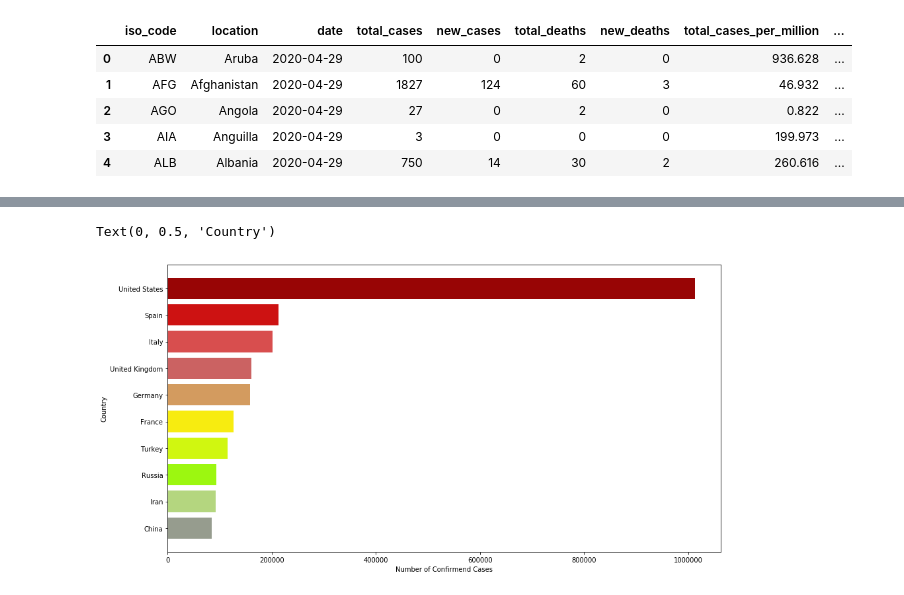
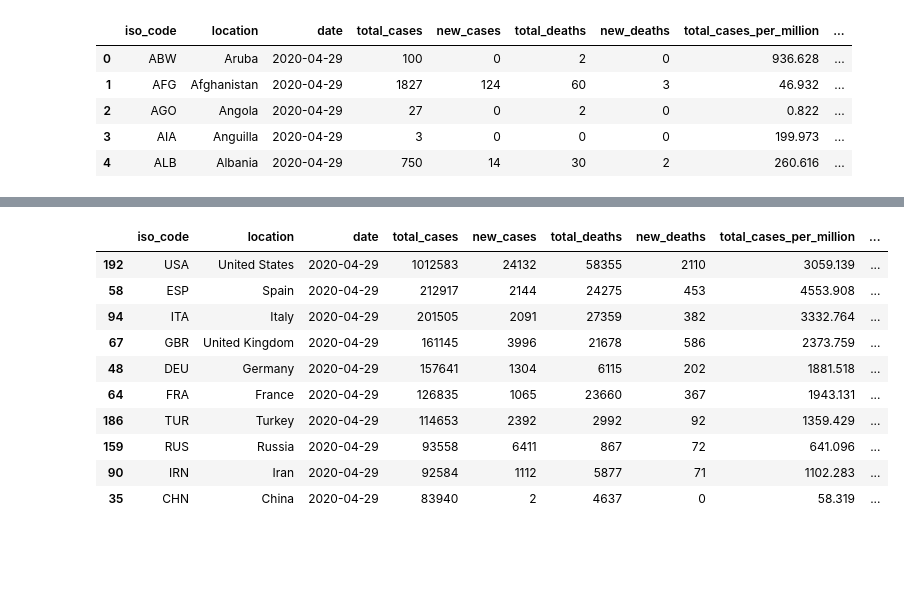
Before and after one commit to JessicaLund/covid-19-data, a Jupyter notebook: Covid data plotted.ipynb, the cells around one changed output, grey strips where cells are left out. Cells and saved outputs as stored; diff of their text form; code cells hidden in the pictures; blank space fills up the shorter version.

```diff
--- a/Covid data plotted.ipynb
+++ b/Covid data plotted.ipynb
@@ -66,11 +69,0 @@ df5 = df4[::-1]
-# %%
-#plotting the initial horaizontal barchart
-
-fig1, ax = plt.subplots(figsize=(15, 8))
-ax.barh(df3['location'], df3['total_cases'],color=["#980505","#CD1212","#D84E4E","#CB6262","#D39B5F","#F7EC10","#D0F710","#9CF710","#B4D67F","#969C8E"])
-ax.invert_yaxis()
-plt.xlabel('Number of Confirmend Cases')
-plt.ylabel('Country')
-# %% [output]
-Text(0, 0.5, 'Country')
-[figure, removed]
@@ -76,0 +75,16 @@ Text(0, 0.5, 'Country')
+# %%
+# sort values by total cases in ascending order (= False to reverse it)
+orderd_df = df.sort_values('total_cases', ascending=False).head(10)
+orderd_df
+# %% [output]
+|  | iso_code | location | date | total_cases | new_cases | total_deaths | new_deaths | total_cases_per_million | ... |
+| 192 | USA | United States | 2020-04-29 | 1012583 | 24132 | 58355 | 2110 | 3059.139 | ... |
+| 58 | ESP | Spain | 2020-04-29 | 212917 | 2144 | 24275 | 453 | 4553.908 | ... |
+| 94 | ITA | Italy | 2020-04-29 | 201505 | 2091 | 27359 | 382 | 3332.764 | ... |
+| 67 | GBR | United Kingdom | 2020-04-29 | 161145 | 3996 | 21678 | 586 | 2373.759 | ... |
+| 48 | DEU | Germany | 2020-04-29 | 157641 | 1304 | 6115 | 202 | 1881.518 | ... |
+| 64 | FRA | France | 2020-04-29 | 126835 | 1065 | 23660 | 367 | 1943.131 | ... |
+| 186 | TUR | Turkey | 2020-04-29 | 114653 | 2392 | 2992 | 92 | 1359.429 | ... |
+| 159 | RUS | Russia | 2020-04-29 | 93558 | 6411 | 867 | 72 | 641.096 | ... |
+| 90 | IRN | Iran | 2020-04-29 | 92584 | 1112 | 5877 | 71 | 1102.283 | ... |
+| 35 | CHN | China | 2020-04-29 | 83940 | 2 | 4637 | 0 | 58.319 | ... |
```
Also changed, not shown: parts of 11 cells of this notebook.
